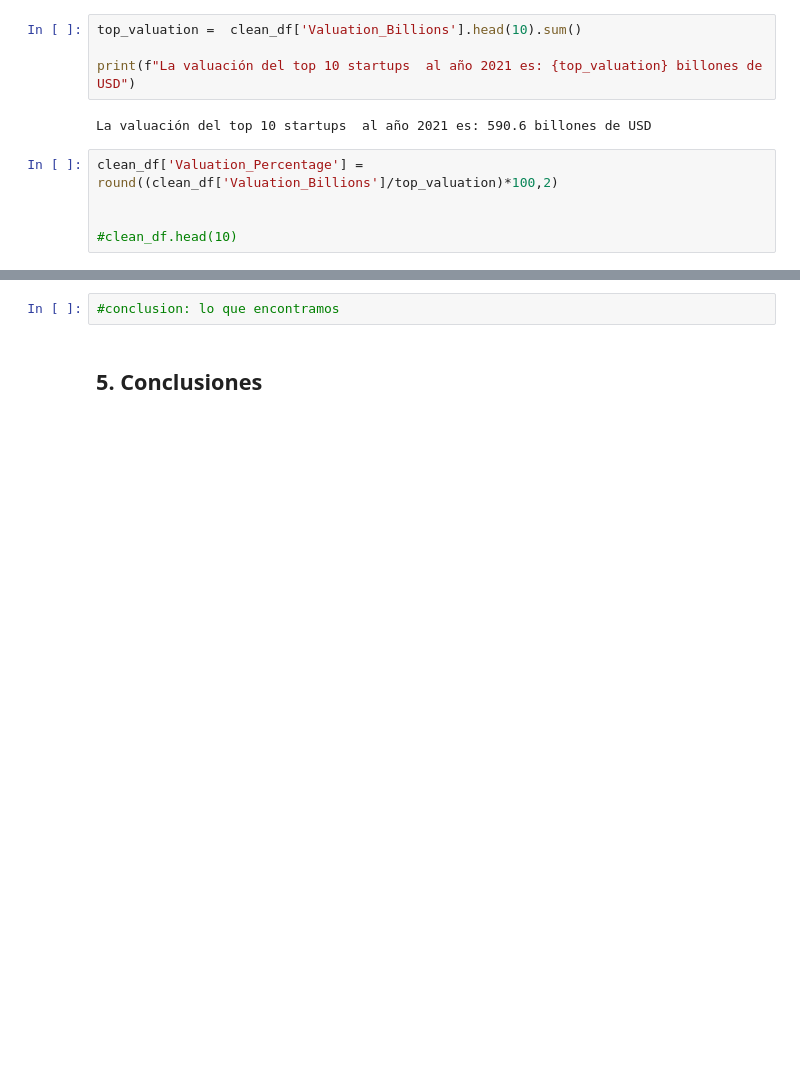
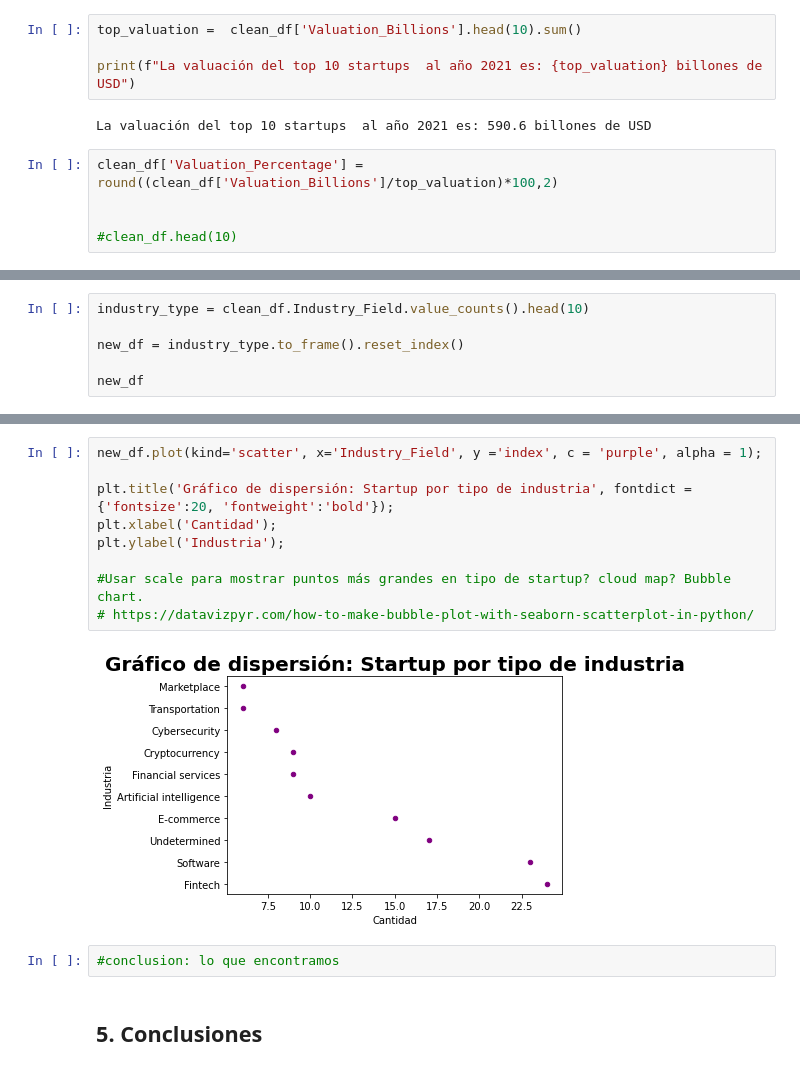
Before and after one commit to Franblar/Proyecto-Final---Startups, a Jupyter notebook: Análisis de datos - Startups.ipynb, the cells around one changed output, grey strips where cells are left out. Cells and saved outputs as stored; diff of their text form; blank space fills up the shorter version.

```diff
--- a/Análisis de datos - Startups.ipynb
+++ b/Análisis de datos - Startups.ipynb
@@ -331,0 +321,6 @@ plt.title('Valuación porcentual por país', fontdict = {'fontsize':20, 'fontwei
+# %%
+industry_type = clean_df.Industry_Field.value_counts().head(10)
+
+new_df = industry_type.to_frame().reset_index()
+
+new_df
@@ -332,3 +339,14 @@ plt.title('Valuación porcentual por país', fontdict = {'fontsize':20, 'fontwei
+# %%
+new_df.plot(kind='scatter', x='Industry_Field', y ='index', c = 'purple', alpha = 1);
+
+plt.title('Gráfico de dispersión: Startup por tipo de industria', fontdict = {'fontsize':20, 'fontweight':'bold'});
+plt.xlabel('Cantidad');
+plt.ylabel('Industria');
+
+#Usar scale para mostrar puntos más grandes en tipo de startup? cloud map? Bubble chart.
+# https://datavizpyr.com/how-to-make-bubble-plot-with-seaborn-scatterplot-in-python/
+# %% [output]
+[figure, added]
 # %%
 #conclusion: lo que encontramos
 # %% [markdown]
```
Also changed, not shown: parts of 17 cells of this notebook.
